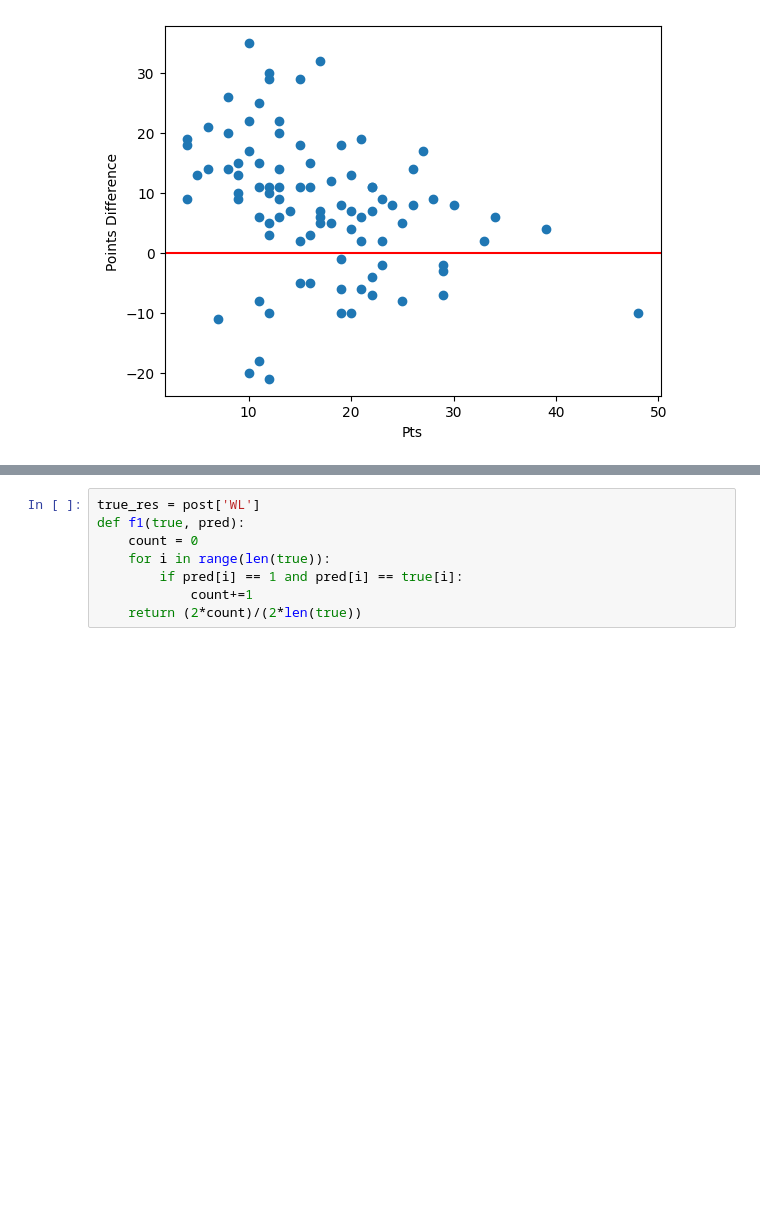
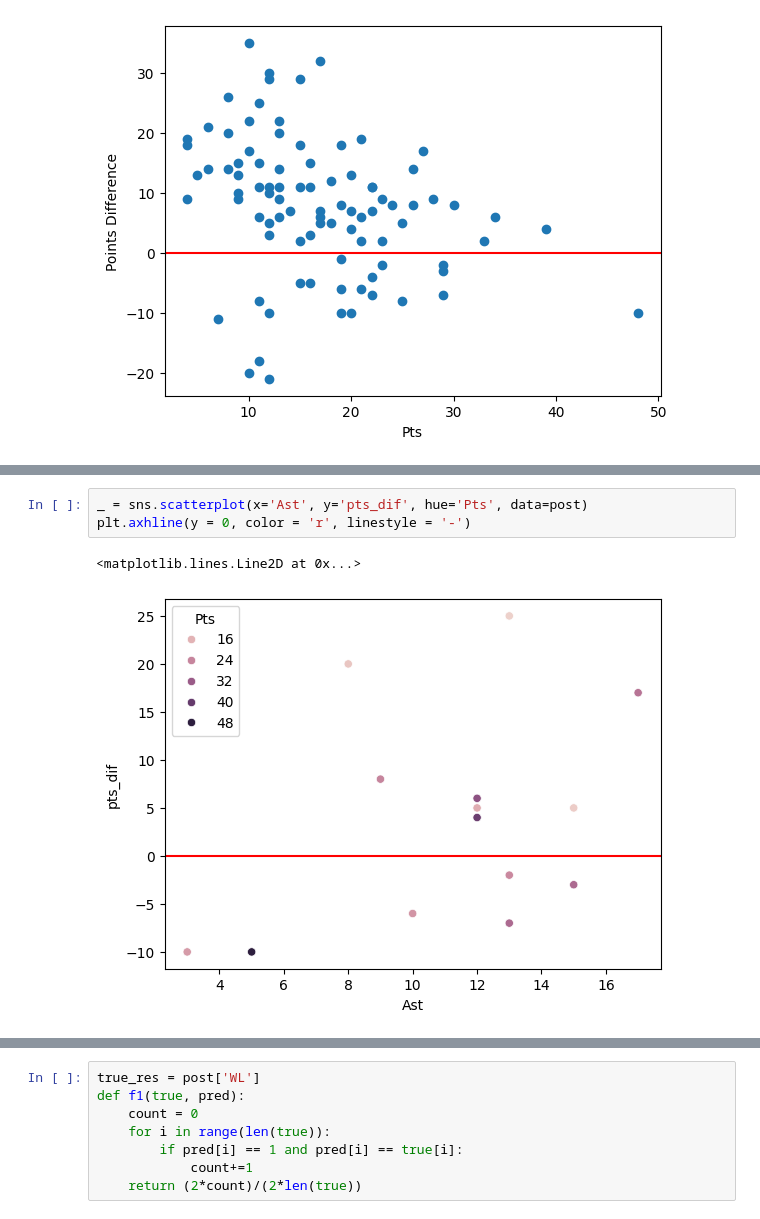
Before and after one commit to shin-fued/NASH_MVP, a Jupyter notebook: decisionTree.ipynb, the cells around one changed output, grey strips where cells are left out. Saved outputs shown, nothing was run; the diff lists cells and outputs as text; blank space fills up the shorter version.

```diff
--- a/decisionTree.ipynb
+++ b/decisionTree.ipynb
@@ -88,3 +108,9 @@ _ = sns.scatterplot(x='Ast', y='pts_dif', hue='Pts', data=reg)
+# %%
+_ = sns.scatterplot(x='Ast', y='pts_dif', hue='Pts', data=post)
+plt.axhline(y = 0, color = 'r', linestyle = '-')
+# %% [output]
+<matplotlib.lines.Line2D at 0x...>
+[figure, added]
 # %%
 X = reg[features]
 y = reg['WL']
```
Also changed, not shown: parts of 9 cells of this notebook, 3 other files.
